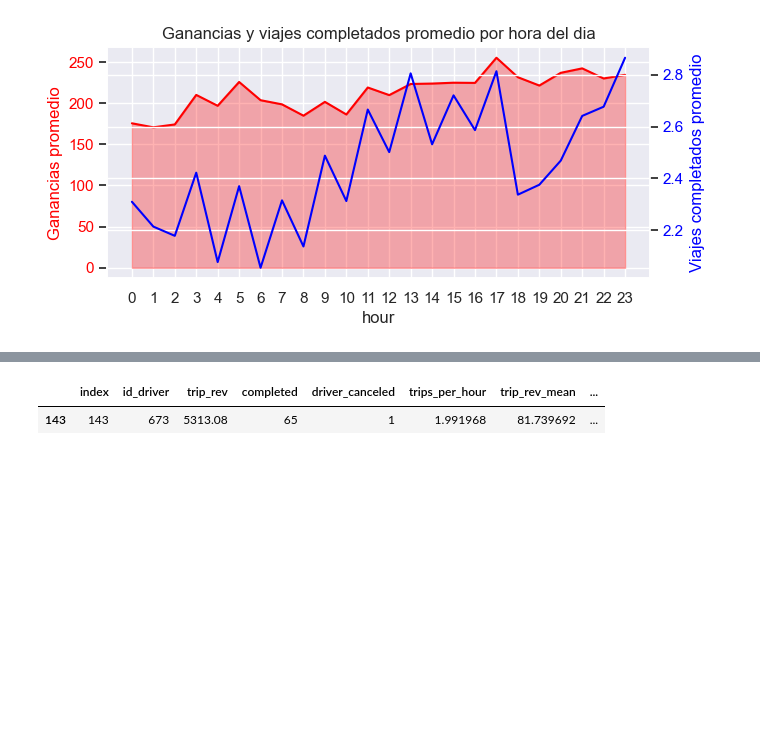
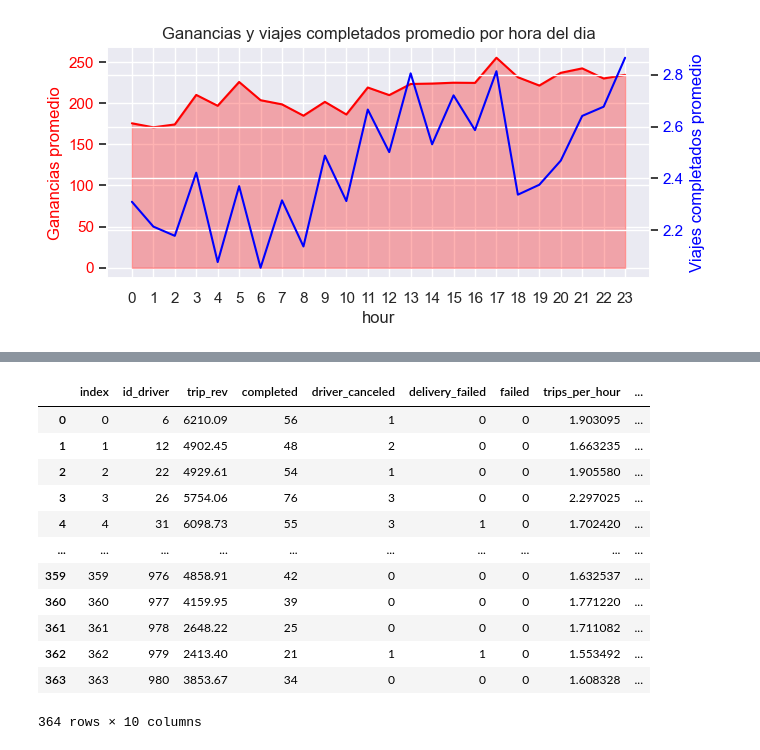
Before and after one commit to Vosinepi/desafio-VEMO, a Jupyter notebook: trips_analysis.ipynb, the cells around one changed output, grey strips where cells are left out. Saved outputs shown, nothing was run; the diff lists cells and outputs as text; code cells hidden in the pictures; blank space fills up the shorter version.

```diff
--- a/trips_analysis.ipynb
+++ b/trips_analysis.ipynb
@@ -390,34 +428,38 @@ Para obtner con precision el tiempo entre viajes debemos identificar los viajes
 # %%
 # Creamos un dataframe con los datos del conductor 673 para poder analizarlos
+# We create a dataframe with the data of driver 673 in order to analyze them
 
 driver_673 = df_trips[df_trips['id_driver'] == 673]
 
-driver_673 = driver_673[['id_driver','request_datetime','drop_datetime']]
+driver_673 = driver_673[['id_driver','request_datetime','drop_datetime', 'id_shift']]
 
 
 # pasamos las columnas dropoff_datetime y request_datetime a formato datetime
+# we pass the dropoff_datetime and request_datetime columns to datetime format
 
 driver_673['drop_datetime'] = pd.to_datetime(driver_673['drop_datetime'])
 driver_673['request_datetime'] = pd.to_datetime(driver_673['request_datetime'])
 
 # Ordenamos el dataframe por fecha de request_datetime
+# We sort the dataframe by request_datetime date
 
 driver_673 = driver_673.sort_values(by='request_datetime')
 
 # reset index
 
+
 driver_673 = driver_673.reset_index(drop=True)
 
 
 # creamos una columna con la diferencia de tiempo entre el viaje anterior y el actual solo si el viaje es del mismo dia
+# we create a column with the time difference between the previous trip and the current one only if the trip is on the same day
 
 driver_673['diff_time'] = driver_673['request_datetime'].shift(-1) -driver_673['drop_datetime']
 
 for i in range(len(driver_673['diff_time'])):
 
-    # if dropoff_datetime is in the same day as the next request_datetime then we calculate the difference in time
     if i != len(driver_673['diff_time'])-1:
-        if (driver_673['drop_datetime'][i].date() == driver_673['request_datetime'][i+1].date()):
+        if (driver_673['id_shift'][i] == driver_673['id_shift'][i+1]):
            if (driver_673['diff_time'][i].days == -1):
                 driver_673['diff_time'][i] = pd.NaT
         else:
@@ -426,6 +468,5 @@ for i in range(len(driver_673['diff_time'])):
         driver_673['diff_time'][i] = pd.NaT
 
 
-driver_673.head(10)
-# veo el drop time del indice 2
+driver_673.head(20)
 # %% [output]
@@ -471,18 +528,16 @@ Analizo las variables que influyen en el rendimiento de los conductores, como ca
 # %%
-#Creamos un dataframe de conductores sumando revenue, tiempo de espera entre viajes, cantidad de viajes completados y cantidad de viajes cancelados por conductor
+# Creamos un dataframe de conductores sumando revenue, tiempo de espera entre viajes, cantidad de viajes completados y cantidad de viajes cancelados por conductor
+# We create a dataframe of drivers adding revenue, waiting time between trips, number of completed trips and number of canceled trips per driver
+
 df_trips['drop_datetime'] = pd.to_datetime(df_trips['drop_datetime'])
 df_trips['request_datetime'] = pd.to_datetime(df_trips['request_datetime'])
 
 df_trips['driver_canceled'] = df_trips['trip_status'].apply(lambda x: 1 if x == 'driver_cancelled' else 0)
 df_trips['completed'] = df_trips['trip_status'].apply(lambda x: 1 if x == 'completed' else 0)
+df_trips['delivery_failed'] = df_trips['trip_status'].apply(lambda x: 1 if x == 'delivery_failed' else 0)
+df_trips['failed'] = df_trips['trip_status'].apply(lambda x: 1 if x == 'failed' else 0)
 
-# Promedio de revenue por viaje
-
-df_drivers['trip_rev_mean'] = df_trips['trip_rev']/df_trips['completed']
-
-
-
-df_drivers = df_trips.groupby('id_driver').agg({'trip_rev':'sum','completed':'sum','driver_canceled':'sum', 'trips_per_hour':'mean'})
+df_drivers = df_trips.groupby('id_driver').agg({'trip_rev':'sum','completed':'sum','driver_canceled':'sum','delivery_failed':'sum', 'failed':'sum','trips_per_hour':'mean'})
 df_drivers['trip_rev_mean'] = df_drivers['trip_rev']/df_drivers['completed']
 df_drivers
 # %% [output]
@@ -503,5 +558,6 @@ df_drivers
 # %%
 # sacamos el promedio de espera entre viajes para cada conductor.
+# we take the average waiting time between trips for each driver.
 
 df_drivers_time_between_trips = pd.DataFrame(columns=['id_driver','diff'])
 
@@ -511,7 +567,7 @@ for id_driver in df_trips['id_driver'].unique():
     driver['diff'] = driver['request_datetime'].shift(-1) - driver['drop_datetime']
     for i in range(len(driver['diff'])):
         if i != len(driver['diff'])-1:
-            if (driver['drop_datetime'].iloc[i].date() == driver['request_datetime'].iloc[i+1].date()):
+            if (driver['id_shift'].iloc[i] == driver['id_shift'].iloc[i+1]):
                 if (driver['diff'].iloc[i].days == -1):
                     driver['diff'].iloc[i] = pd.NaT
             else:
@@ -522,12 +578,8 @@ for id_driver in df_trips['id_driver'].unique():
     df_drivers_time_between_trips.loc[id_driver,'id_driver'] = id_driver
     df_drivers_time_between_trips.loc[id_driver,'diff'] = driver['diff'].mean()
 
-# ordenamos el dataframe por el promedio de espera entre viajes
 
 df_drivers_time_between_trips = df_drivers_time_between_trips.sort_values(by='diff')
 df_drivers_time_between_trips
-
-
-df_drivers_time_between_trips[df_drivers_time_between_trips['id_driver'] == 673]
 # %% [output]
 |  | id_driver | diff |
@@ -535,23 +598,26 @@ df_drivers_time_between_trips[df_drivers_time_between_trips['id_driver'] == 673]
 # %%
 # Unimos los dataframes df_drivers y df_drivers_time_between_trips para tener toda la informacion de los conductores en un solo dataframe, agregando el promedio de espera entre viajes
+# We join the df_drivers and df_drivers_time_between_trips dataframes to have all the information of the drivers in a single dataframe, adding the average waiting between trips
 
 df_drivers = df_drivers.merge(df_drivers_time_between_trips, on='id_driver')
-
 df_drivers.drop(columns='diff_x', inplace=True)
-
 df_drivers.rename(columns={'diff_y':'time_between_trips'}, inplace=True)
-
-# reseteamos el indice
-
 df_drivers.reset_index(inplace=True)
 
 df_drivers
-
-# buscamos el conductor 673
-
-df_drivers[df_drivers['id_driver'] == 673]
 # %% [output]
-|  | index | id_driver | trip_rev | completed | driver_canceled | trips_per_hour | trip_rev_mean | ... |
-| 143 | 143 | 673 | 5313.08 | 65 | 1 | 1.991968 | 81.739692 | ... |
+|  | index | id_driver | trip_rev | completed | driver_canceled | delivery_failed | failed | trips_per_hour | ... |
+| 0 | 0 | 6 | 6210.09 | 56 | 1 | 0 | 0 | 1.903095 | ... |
+| 1 | 1 | 12 | 4902.45 | 48 | 2 | 0 | 0 | 1.663235 | ... |
+| 2 | 2 | 22 | 4929.61 | 54 | 1 | 0 | 0 | 1.905580 | ... |
+| 3 | 3 | 26 | 5754.06 | 76 | 3 | 0 | 0 | 2.297025 | ... |
+| 4 | 4 | 31 | 6098.73 | 55 | 3 | 1 | 0 | 1.702420 | ... |
+| ... | ... | ... | ... | ... | ... | ... | ... | ... | ... |
+| 359 | 359 | 976 | 4858.91 | 42 | 0 | 0 | 0 | 1.632537 | ... |
+| 360 | 360 | 977 | 4159.95 | 39 | 0 | 0 | 0 | 1.771220 | ... |
+| 361 | 361 | 978 | 2648.22 | 25 | 0 | 0 | 0 | 1.711082 | ... |
+| 362 | 362 | 979 | 2413.40 | 21 | 1 | 1 | 0 | 1.553492 | ... |
+| 363 | 363 | 980 | 3853.67 | 34 | 0 | 0 | 0 | 1.608328 | ... |
+364 rows × 10 columns
 # %%
 # Sacamos el ratio de exito de viajes
```
Also changed, not shown: parts of 60 cells of this notebook, 2 other files.
